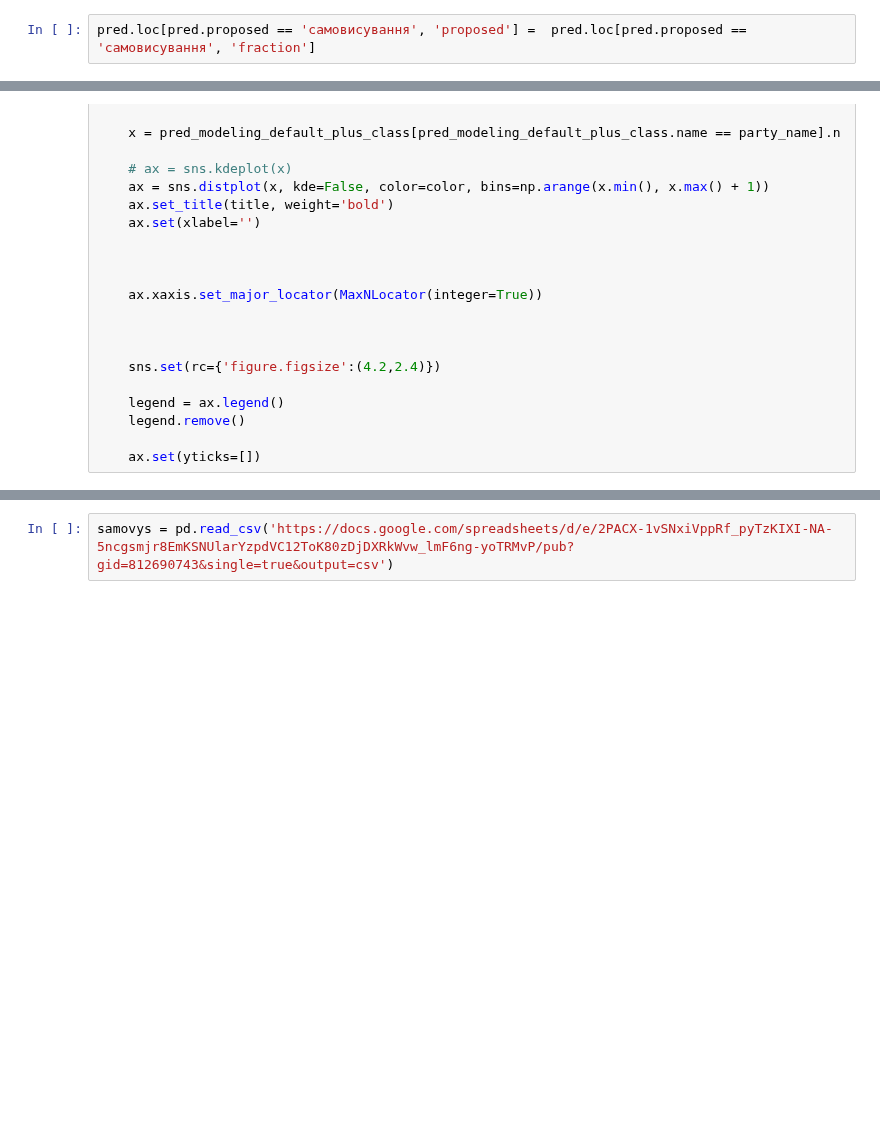
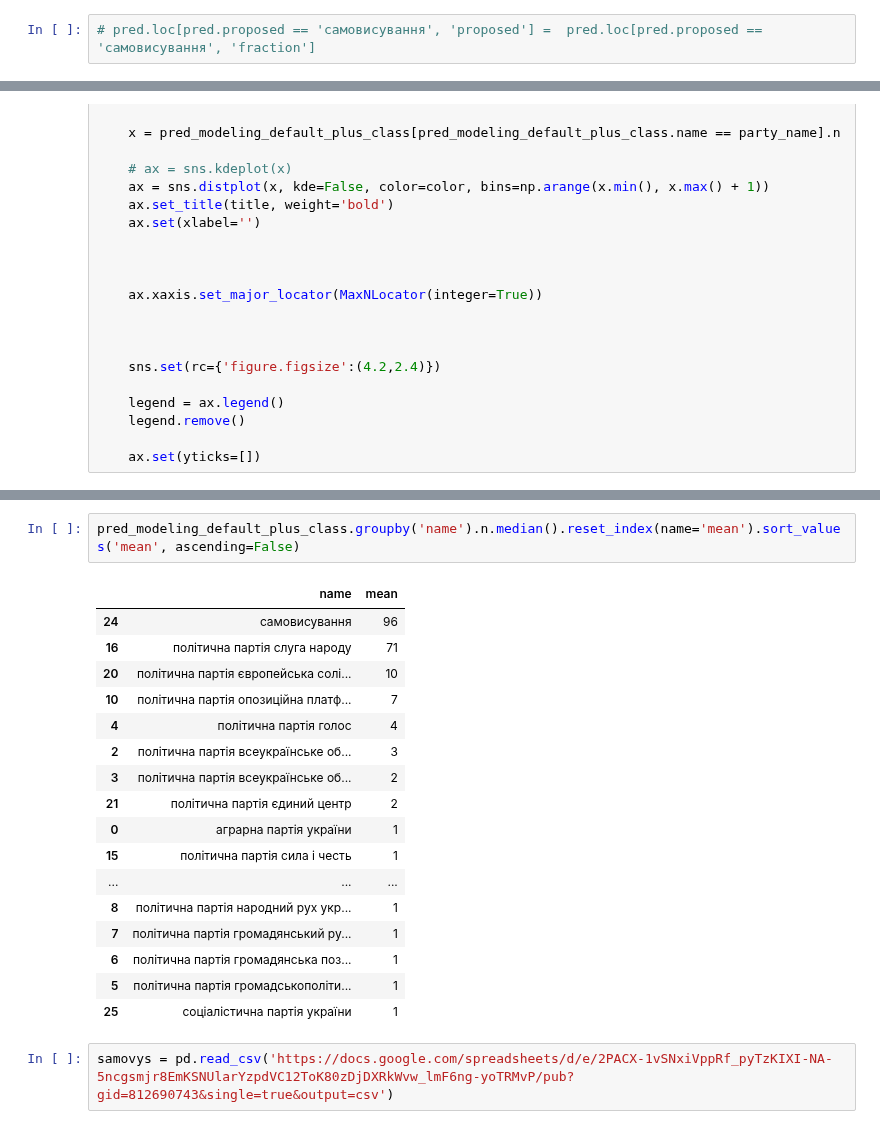
Before and after one commit to texty/parliamentary_elections_forecasting_2019, a Jupyter notebook: h2o.ipynb, the cells around one changed output, grey strips where cells are left out. Cells and saved outputs as stored; diff of their text form; blank space fills up the shorter version.

```diff
--- a/h2o.ipynb
+++ b/h2o.ipynb
@@ -767,7 +769,7 @@ def modeling_parties_as_function(df, col_name, number_of_winners, number_of_tria
 # %%
 pred = pd.read_csv('new_prediction.csv')
 # %%
-pred.loc[pred.proposed == 'самовисування', 'proposed'] =  pred.loc[pred.proposed == 'самовисування', 'fraction']
+# pred.loc[pred.proposed == 'самовисування', 'proposed'] =  pred.loc[pred.proposed == 'самовисування', 'fraction']
 # %%
 pred_modeling_150 = modeling_parties_as_function(pred, 'prediction_150', 5, 1000)
 pred_modeling_100 = modeling_parties_as_function(pred, 'prediction_100', 5, 1000)
@@ -814,3 +817,23 @@ No handles with labels found to put in legend.
+# %%
+pred_modeling_default_plus_class.groupby('name').n.median().reset_index(name='mean').sort_values('mean', ascending=False)
+# %% [output]
+|  | name | mean |
+| 24 | самовисування | 96 |
+| 16 | політична партія слуга народу | 71 |
+| 20 | політична партія європейська солі... | 10 |
+| 10 | політична партія опозиційна платф... | 7 |
+| 4 | політична партія голос | 4 |
+| 2 | політична партія всеукраїнське об... | 3 |
+| 3 | політична партія всеукраїнське об... | 2 |
+| 21 | політична партія єдиний центр | 2 |
+| 0 | аграрна партія україни | 1 |
+| 15 | політична партія сила і честь | 1 |
+| ... | ... | ... |
+| 8 | політична партія народний рух укр... | 1 |
+| 7 | політична партія громадянський ру... | 1 |
+| 6 | політична партія громадянська поз... | 1 |
+| 5 | політична партія громадськополіти... | 1 |
+| 25 | соціалістична партія україни | 1 |
 # %%
 samovys = pd.read_csv('https://docs.google.com/spreadsheets/d/e/2PACX-1vSNxiVppRf_pyTzKIXI-NA-5ncgsmjr8EmKSNUlarYzpdVC12ToK80zDjDXRkWvw_lmF6ng-yoTRMvP/pub?gid=812690743&single=true&output=csv')
 # %%
```
Also changed, not shown: parts of 2 cells of this notebook, 14 other files.
